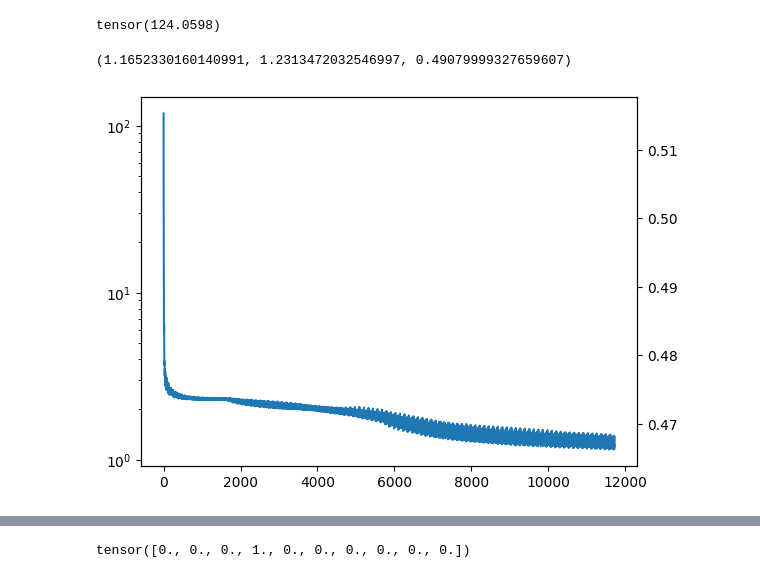
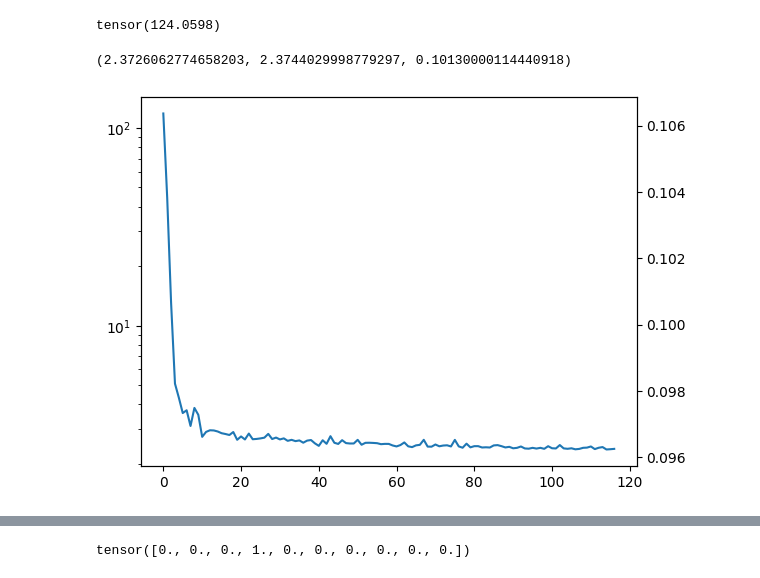
Before and after one commit to sadilek/ki-vortrag, a Jupyter notebook: vortrag.ipynb, the cells around one changed output, grey strips where cells are left out. Saved outputs shown, nothing was run; the diff lists cells and outputs as text; code cells hidden in the pictures.

```diff
--- a/vortrag.ipynb
+++ b/vortrag.ipynb
@@ -484,7 +473,7 @@ b3.requires_grad = True
 j = 0
 k = 0
 batch_size = 512
-epochs = 100
+epochs = 1
 for i in range(epochs * len(train_X) // batch_size):
     W1.grad = None
     b1.grad = None
@@ -500,33 +489,33 @@ for i in range(epochs * len(train_X) // batch_size):
         j = 0
         k += 1
         if k >= batch_size:
             k = 0
     loss_value = loss(
         forward(train_X[start:end].reshape([-1, 784])), train_y[start:end]
     )
     loss_value.backward()
 
-    lr = 0.03
+    lr = 0.1
     with torch.no_grad():
         W1 -= lr * W1.grad  # type: ignore
         b1 -= lr * b1.grad  # type: ignore
         W2 -= lr * W2.grad  # type: ignore
         b2 -= lr * b2.grad  # type: ignore
         W3 -= lr * W3.grad  # type: ignore
         b3 -= lr * b3.grad  # type: ignore
 
     train_losses.append(loss_value.item())
 
 test_xs.append(len(train_losses) - 1)
 test_losses.append(loss(forward(test_X.reshape([-1, 784])), test_y).item())
 test_accuracies.append(
     (forward(test_X.reshape([-1, 784])).argmax(dim=1) == test_y).float().mean().item()
 )
 
 sns.lineplot(x=range(len(train_losses)), y=train_losses).set(yscale="log")
 sns.lineplot(x=test_xs, y=test_losses)
 sns.lineplot(x=test_xs, y=test_accuracies, ax=plt.twinx(), color="red")  # type: ignore
 train_losses[-1], test_losses[-1], test_accuracies[-1]
 # %% [output]
-(1.1652330160140991, 1.2313472032546997, 0.49079999327659607)
+(2.3726062774658203, 2.3744029998779297, 0.10130000114440918)
-[figure, old version]
+[figure, new version]
```
Also changed, not shown: parts of 22 cells of this notebook, 3 other files.
